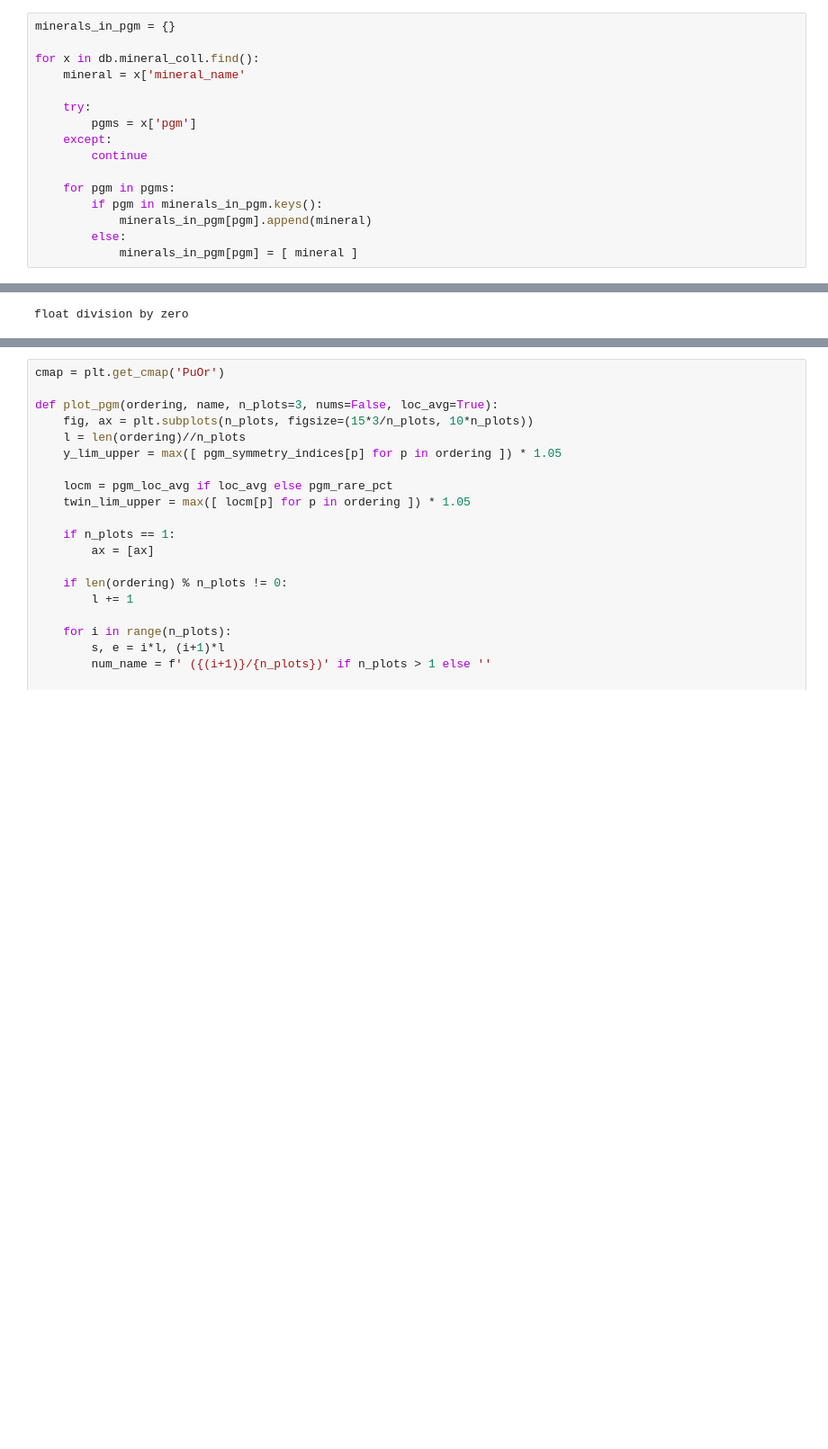
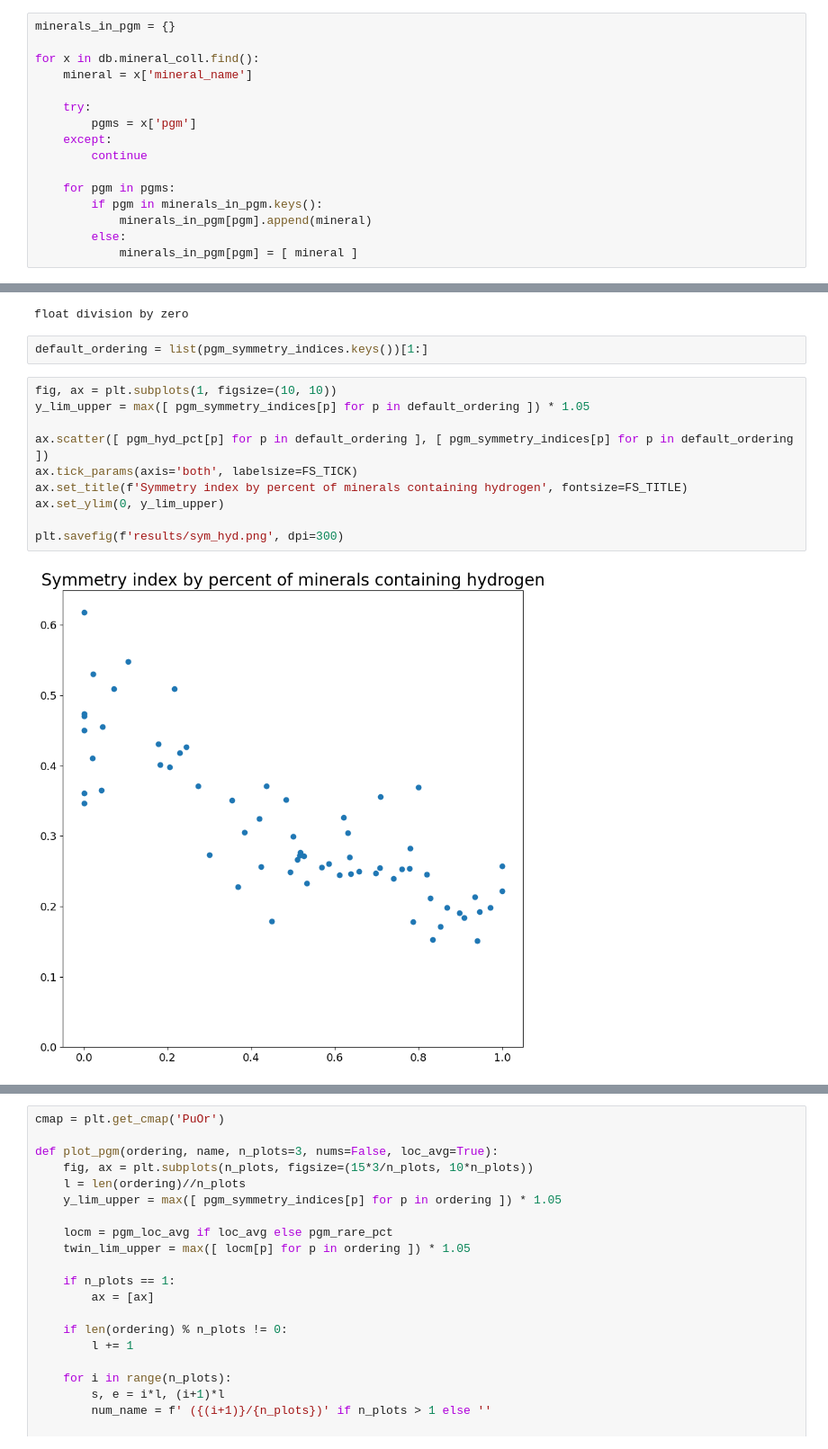
Before and after one commit to NoaVidovic/pgm-symmetry-analysis, a Jupyter notebook: data_analysis.ipynb, the cells around one changed output, grey strips where cells are left out. Shown at 90% size. Drawn from its saved outputs; the diff is of its cells as text; blank space fills up the shorter version.

Commit message:
[+] Add symmetry index vs H% graph

```diff
--- a/data_analysis.ipynb
+++ b/data_analysis.ipynb
@@ -15,7 +15,7 @@ db = client.mineral_db
 minerals_in_pgm = {}
 
 for x in db.mineral_coll.find():
-    mineral = x['mineral_name'
+    mineral = x['mineral_name']
 
     try:
         pgms = x['pgm']
@@ -152,3 +152,17 @@ pgm_loc_avg = { p: pgm_loc_avg[p] for p in sorted(pgm_symmetry_indices) }
 pgm_rare_pct = { p: pgm_rare_pct[p] for p in sorted(pgm_symmetry_indices) }
 # %% [output]
 float division by zero
+# %%
+default_ordering = list(pgm_symmetry_indices.keys())[1:]
+# %%
+fig, ax = plt.subplots(1, figsize=(10, 10))
+y_lim_upper = max([ pgm_symmetry_indices[p] for p in default_ordering ]) * 1.05
+
+ax.scatter([ pgm_hyd_pct[p] for p in default_ordering ], [ pgm_symmetry_indices[p] for p in default_ordering ])
+ax.tick_params(axis='both', labelsize=FS_TICK)
+ax.set_title(f'Symmetry index by percent of minerals containing hydrogen', fontsize=FS_TITLE)
+ax.set_ylim(0, y_lim_upper)
+
+plt.savefig(f'results/sym_hyd.png', dpi=300)
+# %% [output]
+[figure, added]
```
Also changed, not shown: parts of 1 cell of this notebook, 1 other file.
